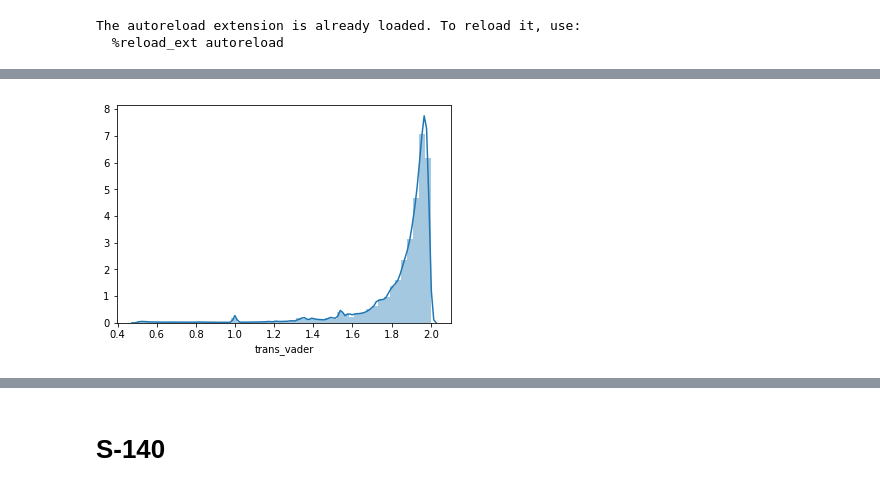
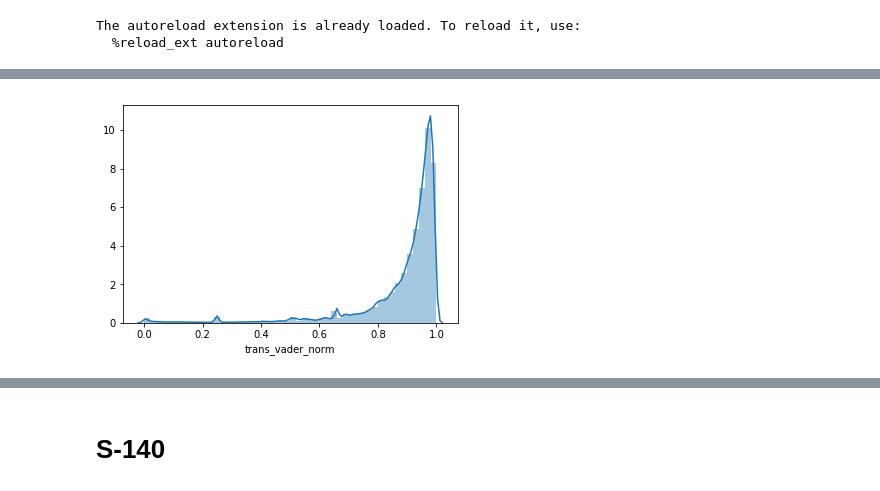
Before and after one commit to travelLynz/homophily_satisfaction, a Jupyter notebook: notebooks/7/tool_normalisation.ipynb, the cells around one changed output, grey strips where cells are left out. Cells and saved outputs as stored; diff of their text form; code cells hidden in the pictures.

```diff
--- a/notebooks/7/tool_normalisation.ipynb
+++ b/notebooks/7/tool_normalisation.ipynb
@@ -24,3 +29,5 @@ The autoreload extension is already loaded. To reload it, use:
 # %%
 reviews = pd.read_csv('reviews_with_sent.csv', index_col=0)
+# %%
+reviews = reviews[~reviews['so_cal'].isnull()]
 # %%
@@ -77,4 +91,4 @@ min          -0.996400
 max           0.999600
 Name: vader, dtype: float64
 # %%
-vader_table = utils.create_normalised_table(reviews, 'vader', True)
+vader_table = utils.create_normalised_table(reviews, 'vader', 'pwr')
@@ -95,5 +104,5 @@ vader_table.head(10)
 # %%
-sns.distplot(vader_table['trans_vader'])
+sns.distplot(vader_table['trans_vader_norm'])
 plt.show()
 # %% [output]
-[figure, old version]
+[figure, new version]
```
Also changed, not shown: parts of 124 cells of this notebook, 30 other files.
